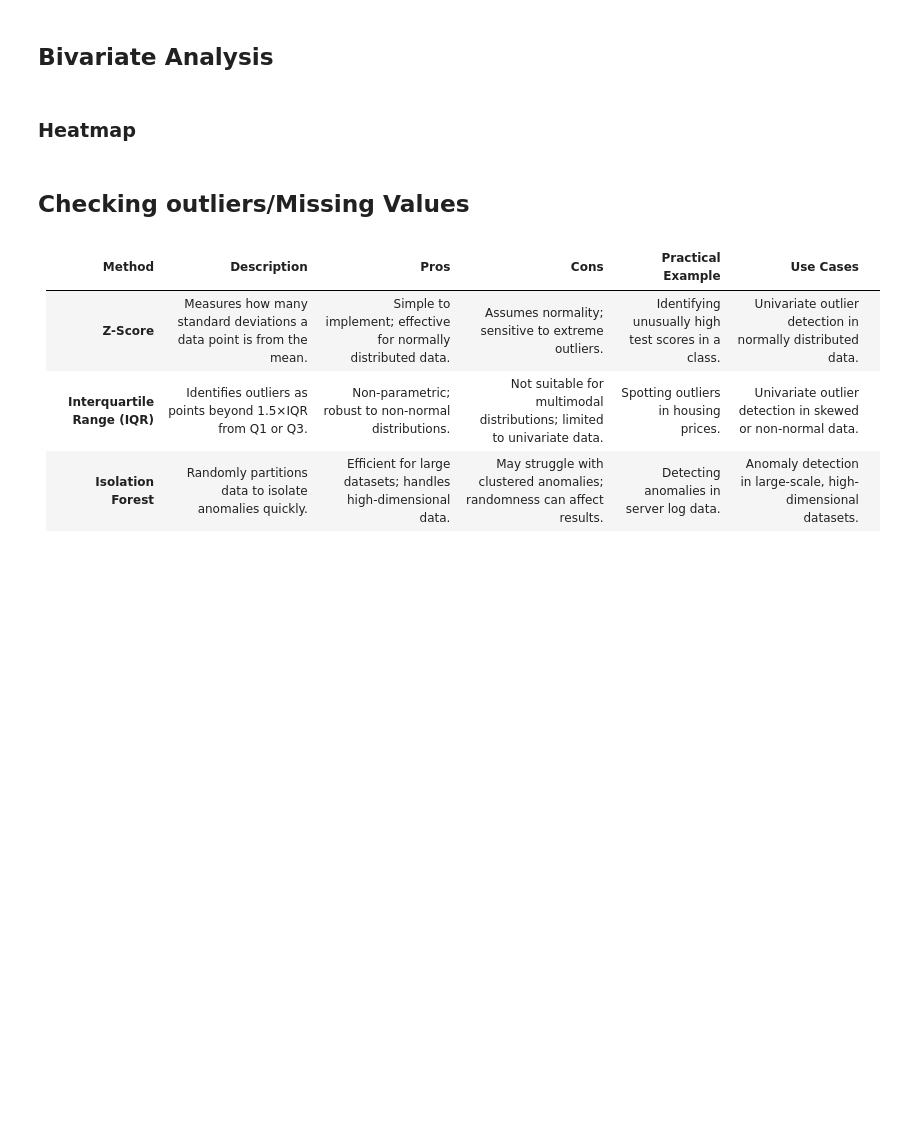
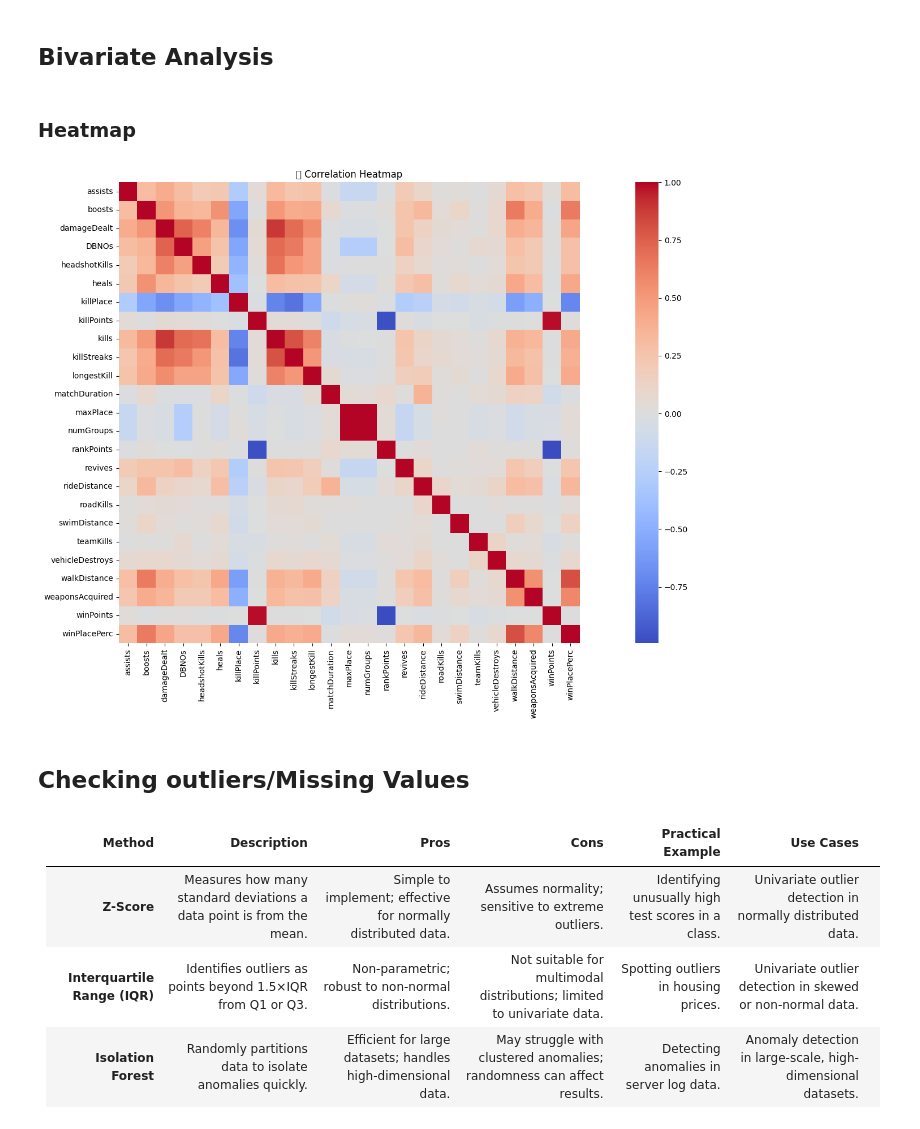
Before and after one commit to Moxiis/Kaggle, a Jupyter notebook: ML_cheatsheet/machine-learning-cheat-sheet.ipynb, the cells around one changed output. Cells and saved outputs as stored; diff of their text form; code cells hidden in the pictures; blank space fills up the shorter version.

Commit message:
Add: added additional sections: * CV2, * heatmap, * central limit theorem, * bagging/boosting * confidence interval

```diff
--- a/ML_cheatsheet/machine-learning-cheat-sheet.ipynb
+++ b/ML_cheatsheet/machine-learning-cheat-sheet.ipynb
@@ -206,10 +224,10 @@ plt.show()
 std: 0.9824372680299405, mean: 0.0013842533508479696, median: -0.0005841386169606996
 [figure]
 # %%
-data = train_data.drop(['Id', 'groupId', 'matchId', 'matchType'], axis=1)
-#data_small = data.sample(100000)
-data_small = data.copy()
+train_data = train_data.drop(['Id', 'groupId', 'matchId', 'matchType'], axis=1)
+#train_data_copy = data.sample(100000)
+train_data_copy = train_data.copy()
 
-threshold = data_small.quantile(0.99)
-data_small = data_small[data_small <= threshold]
+threshold = train_data_copy.quantile(0.99)
+train_data_copy = train_data_copy[train_data_copy <= threshold]
 # %%
@@ -262,6 +306,18 @@ Shapiro - 0.7325563066256384, 1.2327946025335427e-199 Kolmogorov - 0.71850739447
 ## Bivariate Analysis
 # %% [markdown]
 ### Heatmap
+# %%
+# Calculate the correlation matrix
+corr_matrix = train_data.corr()
+
+# Create the heatmap
+plt.figure(figsize=(20, 10))
+sns.heatmap(corr_matrix, annot=False, cmap='coolwarm', center=0, square=True)
+plt.title("📊 Correlation Heatmap")
+plt.tight_layout()
+plt.show()
+# %% [output]
+[figure, added]
 # %% [markdown]
 ## Checking outliers/Missing Values
 # %% [markdown]
```
Also changed, not shown: parts of 26 cells of this notebook.
